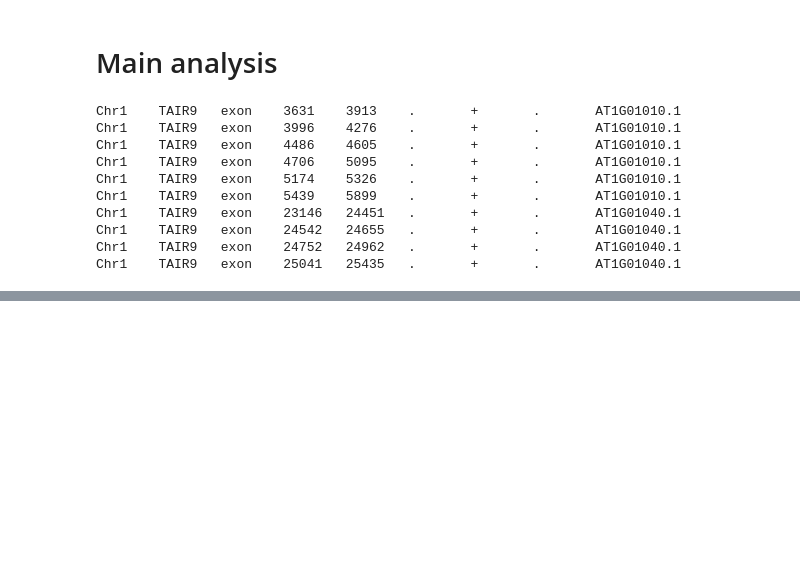
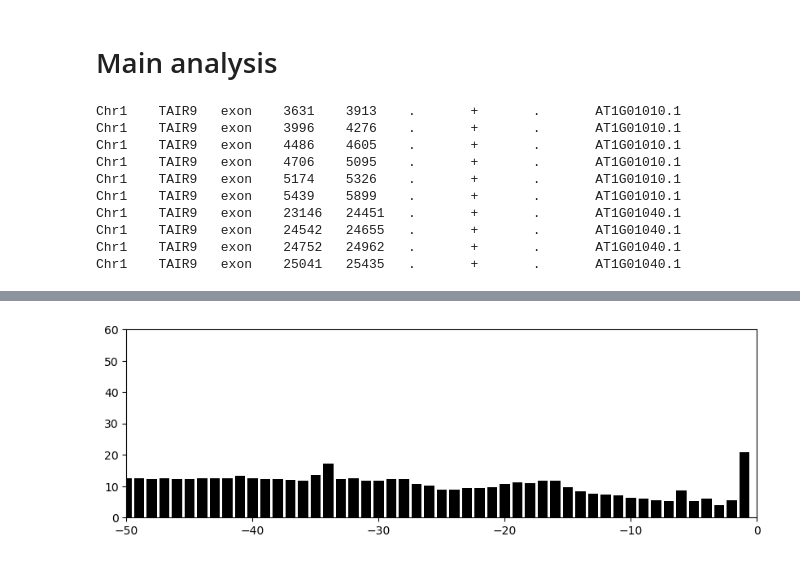
Before and after one commit to Junhyeong02/bioinfo1_project, a Jupyter notebook: my_own_analysis/scripts/my_own_analysis.ipynb, the cells around one changed output, grey strips where cells are left out. Cells and saved outputs as stored; diff of their text form; code cells hidden in the pictures; blank space fills up the shorter version.

Commit message:
visualization

```diff
--- a/my_own_analysis/scripts/my_own_analysis.ipynb
+++ b/my_own_analysis/scripts/my_own_analysis.ipynb
@@ -342,0 +440,4 @@ Chr1    TAIR9   exon    25041   25435   .       +       .       AT1G01040.1
+# %%
+exon3 = df[["5-end_in", "start", "end", "cov"]].copy()
+# %%
+exon3["rel_pos"] = exon3["5-end_in"] - exon3["end"]
@@ -342,0 +463,14 @@ Chr1    TAIR9   exon    25041   25435   .       +       .       AT1G01040.1
+# %%
+rel_pos_cov = exon3.groupby("rel_pos").sum()
+# %%
+coverage = rel_pos_cov.loc[-50:1, "cov"]
+# %%
+fig, ax = plt.subplots(1, 1, figsize=(10, 3))
+
+ax.bar(list(range(-50,0)), coverage / 1000, color = "black")
+plt.xlim(-50, 0)
+plt.ylim(0, 60)
+
+plt.show()
+# %% [output]
+[figure, added]
```
Also changed, not shown: parts of 20 cells of this notebook.
